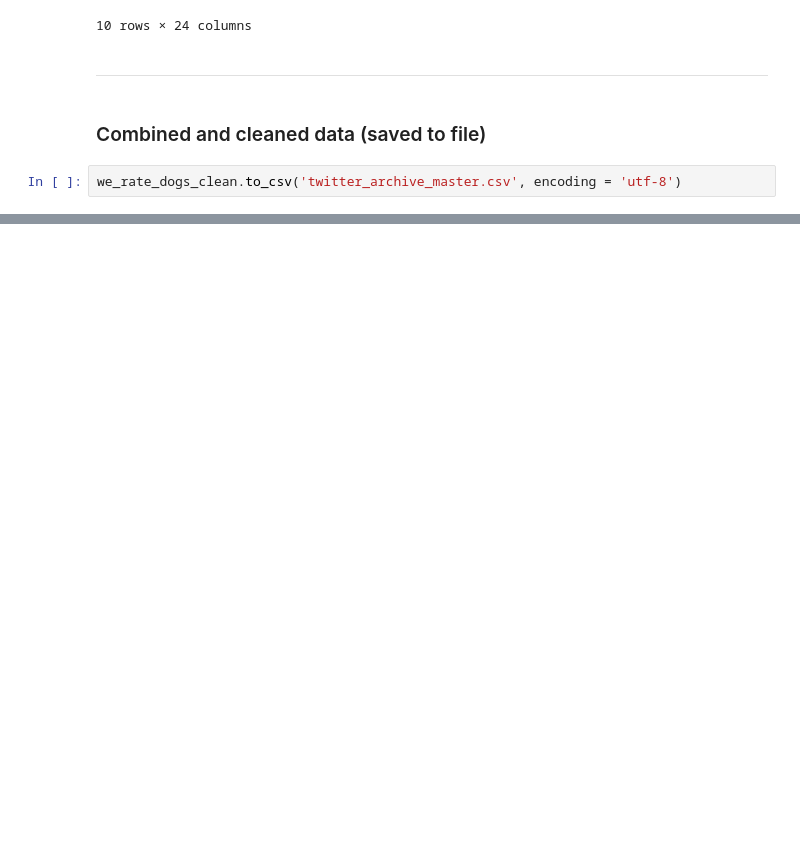
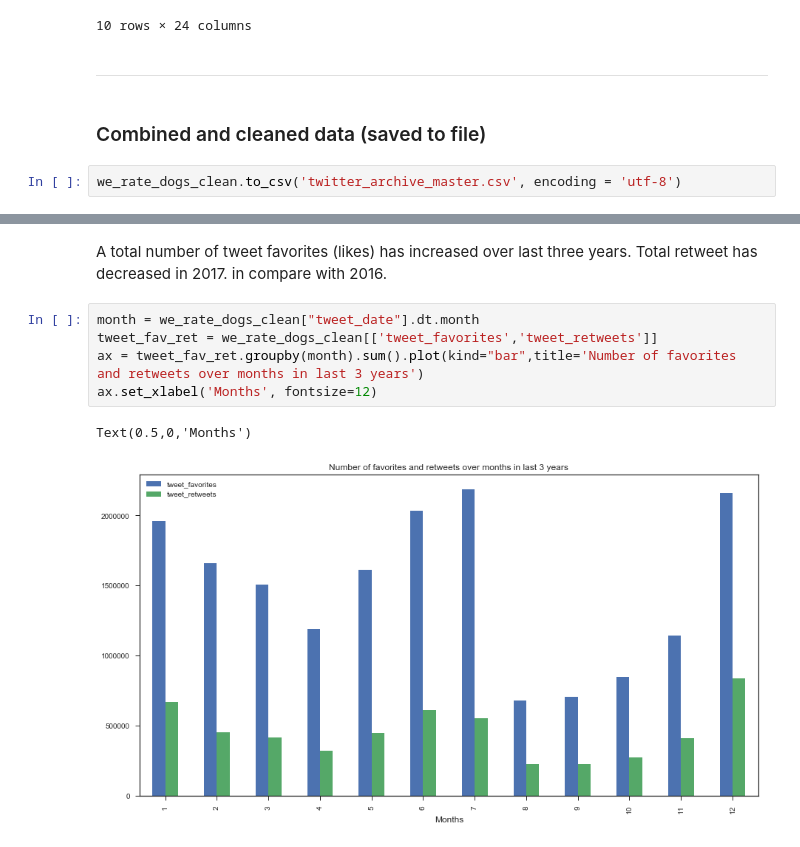
Before and after one commit to acomrsic/Data-Analyst-Nanodegree, a Jupyter notebook: Projects/Data Wrangling/wrangle_act.ipynb, the cells around one changed output, grey strips where cells are left out. Drawn from its saved outputs; the diff is of its cells as text; blank space fills up the shorter version.

```diff
--- a/Projects/Data Wrangling/wrangle_act.ipynb
+++ b/Projects/Data Wrangling/wrangle_act.ipynb
@@ -707,0 +788,10 @@ we_rate_dogs_clean.to_csv('twitter_archive_master.csv', encoding = 'utf-8')
+# %% [markdown]
+A total number of tweet favorites (likes) has increased over last three years. Total retweet has decreased in 2017. in compare with 2016.
+# %%
+month = we_rate_dogs_clean["tweet_date"].dt.month
+tweet_fav_ret = we_rate_dogs_clean[['tweet_favorites','tweet_retweets']]
+ax = tweet_fav_ret.groupby(month).sum().plot(kind="bar",title='Number of favorites and retweets over months in last 3 years')
+ax.set_xlabel('Months', fontsize=12)
+# %% [output]
+Text(0.5,0,'Months')
+[figure, added]
```
Also changed, not shown: parts of 20 cells of this notebook.
